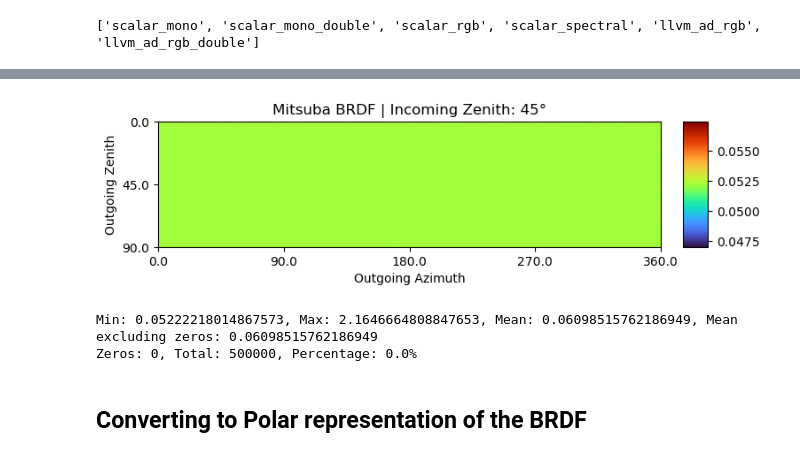
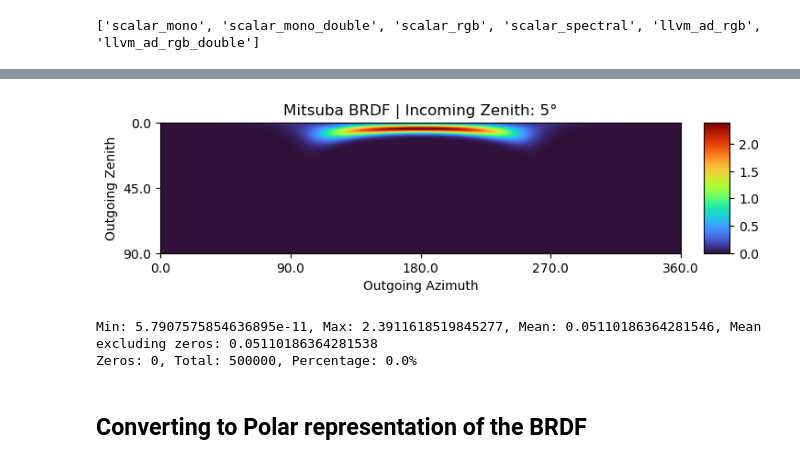
Before and after one commit to PolyRocketMatt/eradiate, a Jupyter notebook: notebooks/brdf.ipynb, the cells around one changed output, grey strips where cells are left out. Saved outputs shown, nothing was run; the diff lists cells and outputs as text; code cells hidden in the pictures.

```diff
--- a/notebooks/brdf.ipynb
+++ b/notebooks/brdf.ipynb
@@ -26,9 +26,9 @@ azim_vs = np.linspace(0, 2 * np.pi, 2 * res)
 zen_vs = np.linspace(0, np.deg2rad(89), res)
 
 wavelength = 2.2
-incoming = 45
+incoming = 5
 solar_azimuth = 0
-wind_speed = 35
+wind_speed = 0.1
 wind_direction = np.deg2rad(0)
 n_real = 1.333
 n_imag = 0.0
@@ -134,41 +125,41 @@ for x in range(width):
 # Plot values for spherical coordinates
 fig, ax = plt.subplots(figsize=(8, 4))
 visual_set = [foam_data_vis, glint_data_vis, underlight_data_vis, brdf_data]
-channel = 0
+channel = 3
 im = ax.imshow(visual_set[channel], interpolation='spline36', extent=[0, 2 * np.pi, np.pi / 2, 0], cmap='turbo')
 
 # Name the axes
 plt.xlabel("Outgoing Azimuth")
 plt.ylabel("Outgoing Zenith")
 
 # Add the title
 degrees = np.degrees(incoming)
 
 # Round to 2 decimal places
 degrees = round(degrees, 2)
 
 # Create x_axis tick labels in degrees
 x_ticks = np.linspace(0, 2 * np.pi, 5)
 x_labels = np.degrees(x_ticks)
 x_labels = [round(label, 2) for label in x_labels]
 plt.xticks(x_ticks, x_labels)
 
 # Create y_axis tick labels in degrees
 y_ticks = np.linspace(0, np.pi / 2, 3)
 y_labels = np.degrees(y_ticks)
 y_labels = [round(label, 2) for label in y_labels]
 plt.yticks(y_ticks, y_labels)
 
 # Add Title
 ax.set_title(f'Mitsuba BRDF | Incoming Zenith: {incoming}°')
 
 # Add color bar with same height as the plot
 divider = make_axes_locatable(ax)
 cax = divider.append_axes("right", size="5%", pad=0.25)
 plt.colorbar(im, cax=cax)
 plt.show()
 # %% [output]
-[figure, old version]
+[figure, new version]
 # %%
 # Min/Max values
 min_val = np.min(brdf_data)
@@ -180,7 +171,7 @@ zeros = np.count_nonzero(brdf_data == 0)
 print(f"Min: {min_val}, Max: {max_val}, Mean: {mean_val}, Mean excluding zeros: {mean_exluding_zeros}")
 print(f"Zeros: {zeros}, Total: {res * 2 * res}, Percentage: {zeros / (res * 2 * res) * 100}%")
 # %% [output]
-Min: 0.05222218014867573, Max: 2.1646664808847653, Mean: 0.06098515762186949, Mean excluding zeros: 0.06098515762186949
+Min: 5.7907575854636895e-11, Max: 2.3911618519845277, Mean: 0.05110186364281546, Mean excluding zeros: 0.05110186364281538
 Zeros: 0, Total: 500000, Percentage: 0.0%
 # %% [markdown]
 ## Converting to Polar representation of the BRDF
```
Also changed, not shown: parts of 5 cells of this notebook, 2 other files.
